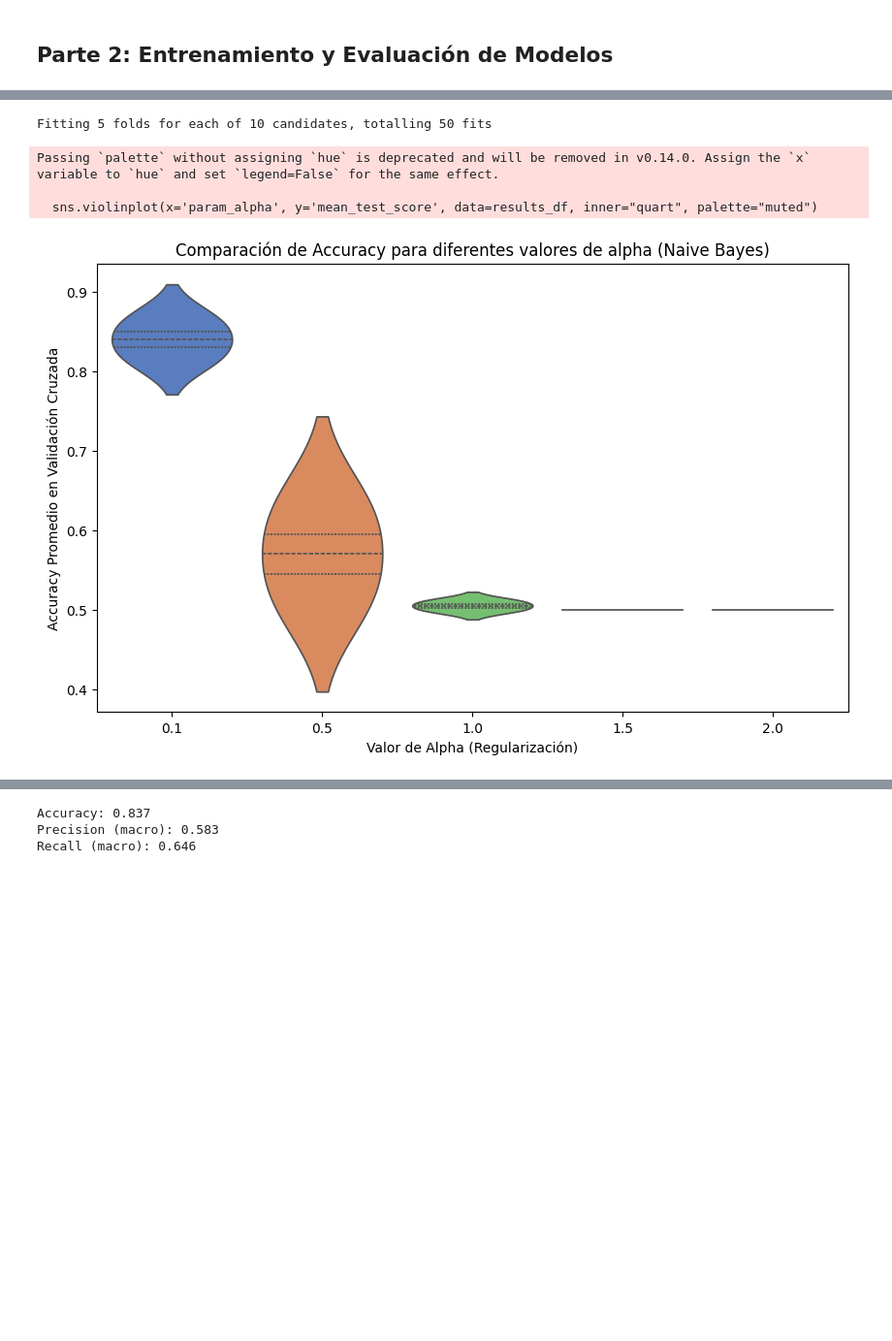
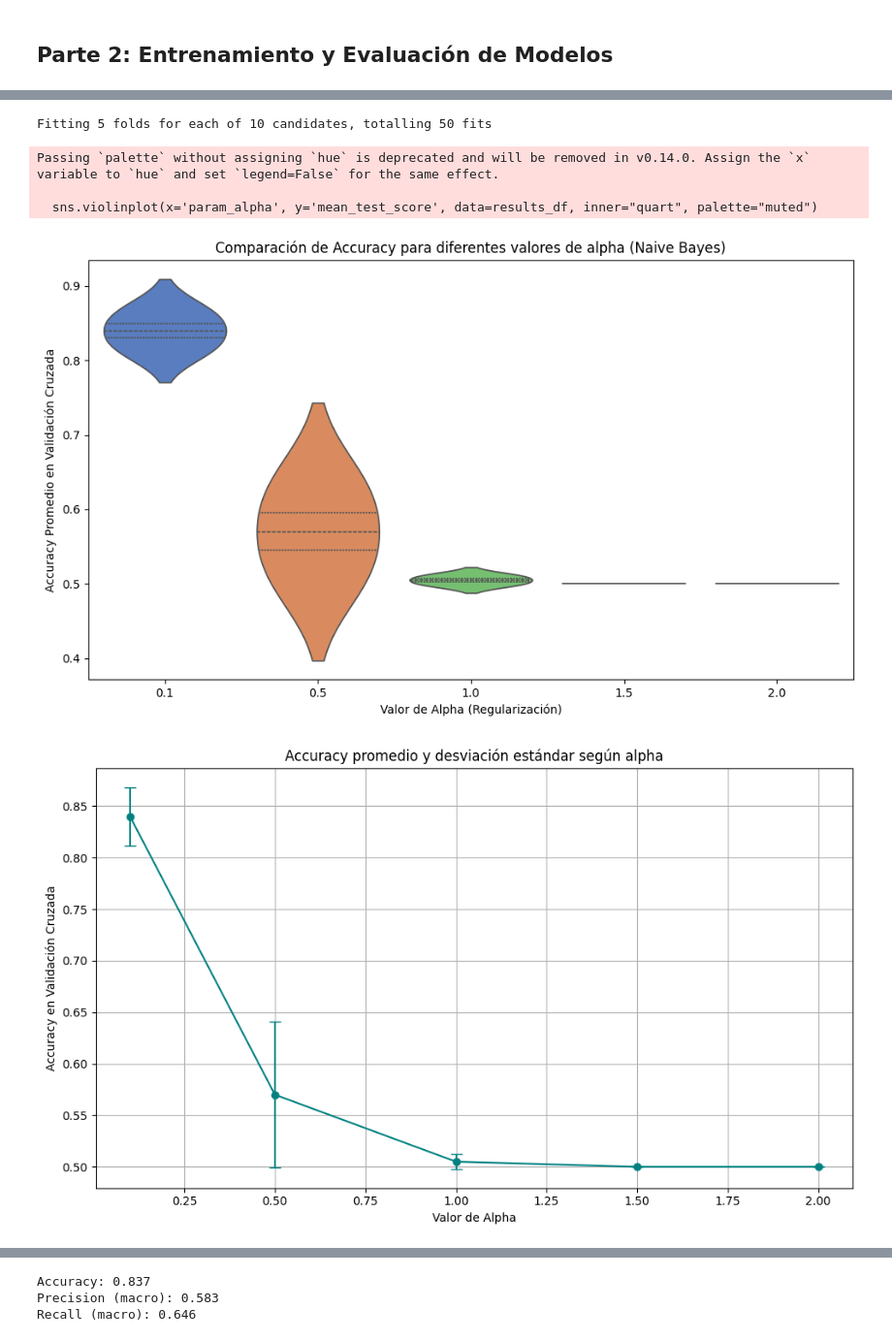
Before and after one commit to Jonathanrr98/ICD-Tarea2, a Jupyter notebook: us2020_propuesta_estudiantes.ipynb, the cells around one changed output, grey strips where cells are left out. Shown at 97% size. Cells and saved outputs as stored; diff of their text form; code cells hidden in the pictures; blank space fills up the shorter version.

```diff
--- a/us2020_propuesta_estudiantes.ipynb
+++ b/us2020_propuesta_estudiantes.ipynb
@@ -493,51 +546,70 @@ Recall (macro): 0.333
 [figure]
 # %%
-from sklearn.model_selection import GridSearchCV, StratifiedKFold
-# 1. Definir el modelo de Naive Bayes
+from sklearn.model_selection import GridSearchCV
+
+# 1. Definir el modelo
 nb_model = MultinomialNB()
 
-# 2. Definir los parámetros a explorar en la búsqueda de hiperparámetros
+# 2. Parámetros a explorar
 param_grid = {
-    'alpha': [0.1, 0.5, 1.0, 1.5, 2.0],  # Regularización
-    'fit_prior': [True, False]           # Si se debe ajustar la probabilidad previa
+    'alpha': [0.1, 0.5, 1.0, 1.5, 2.0],
+    'fit_prior': [True, False]
 }
 
-# 3. Crear el objeto GridSearchCV
+# 3. Grid search con validación cruzada
 grid_search = GridSearchCV(
     estimator=nb_model,
     param_grid=param_grid,
-    cv=StratifiedKFold(n_splits=5),  # Utilizando 5 particiones (folds)
-    scoring='accuracy',  # Métrica de evaluación
-    return_train_score=True,  # Para obtener también el rendimiento en entrenamiento
+    cv=StratifiedKFold(n_splits=5),
+    scoring='accuracy',
+    return_train_score=True,
     verbose=1
 )
 
-# 4. Ajustar el modelo con los datos de entrenamiento
+# 4. Ajustar modelo
 grid_search.fit(X_dev_tfidf, y_dev)
 
-# 5. Obtener los resultados del GridSearchCV
-results = grid_search.cv_results_
+# 5. Resultados
+results_df = pd.DataFrame(grid_search.cv_results_)
 
-# 6. Visualización: Comparación de accuracy entre los diferentes modelos
-
-# Usamos seaborn para hacer un gráfico de violín
-results_df = pd.DataFrame(results)
-
-# Gráfico de violín de la métrica de accuracy (en todos los splits)
+# === GRÁFICO DE VIOLÍN ===
 plt.figure(figsize=(10, 6))
 sns.violinplot(x='param_alpha', y='mean_test_score', data=results_df, inner="quart", palette="muted")
-
 plt.title('Comparación de Accuracy para diferentes valores de alpha (Naive Bayes)')
 plt.xlabel('Valor de Alpha (Regularización)')
 plt.ylabel('Accuracy Promedio en Validación Cruzada')
+plt.tight_layout()
 plt.show()
 
-# 7. Reporte de los mejores parámetros y resultados
-print("Mejores parámetros encontrados:", grid_search.best_params_)
+# === GRÁFICO DE LÍNEAS CON BARRAS DE ERROR ===
+grouped = results_df.groupby('param_alpha')['mean_test_score']
+alpha_vals = grouped.mean().index
+mean_scores = grouped.mean().values
+std_scores = grouped.std().values
+
+plt.figure(figsize=(10, 6))
+plt.errorbar(alpha_vals, mean_scores, yerr=std_scores, fmt='-o', capsize=5, color='teal')
+plt.title('Accuracy promedio y desviación estándar según alpha')
+plt.xlabel('Valor de Alpha')
+plt.ylabel('Accuracy en Validación Cruzada')
+plt.grid(True)
+plt.tight_layout()
+plt.show()
+
+# === Mostrar tabla resumen de métricas ===
+print("\nResultados por valor de alpha:")
+print(f"{'Alpha':>6} | {'Accuracy Promedio':>18} | {'Desviación Estándar':>21}")
+print("-" * 50)
+for a, acc, std in zip(alpha_vals, mean_scores, std_scores):
+    print(f"{a:6.1f} | {acc:18.4f} | {std:21.4f}")
+
+# === Mejor resultado ===
+print("\nMejores parámetros encontrados:", grid_search.best_params_)
 print(f"Mejor Accuracy: {grid_search.best_score_:.4f}")
 # %% [output]
 Fitting 5 folds for each of 10 candidates, totalling 50 fits
 Passing `palette` without assigning `hue` is deprecated and will be removed in v0.14.0. Assign the `x` variable to `hue` and set `legend=False` for the same effect.
 
   sns.violinplot(x='param_alpha', y='mean_test_score', data=results_df, inner="quart", palette="muted")
-[figure, old version]
+[figure, new version]
+[figure, added]
```
Also changed, not shown: parts of 21 cells of this notebook.
